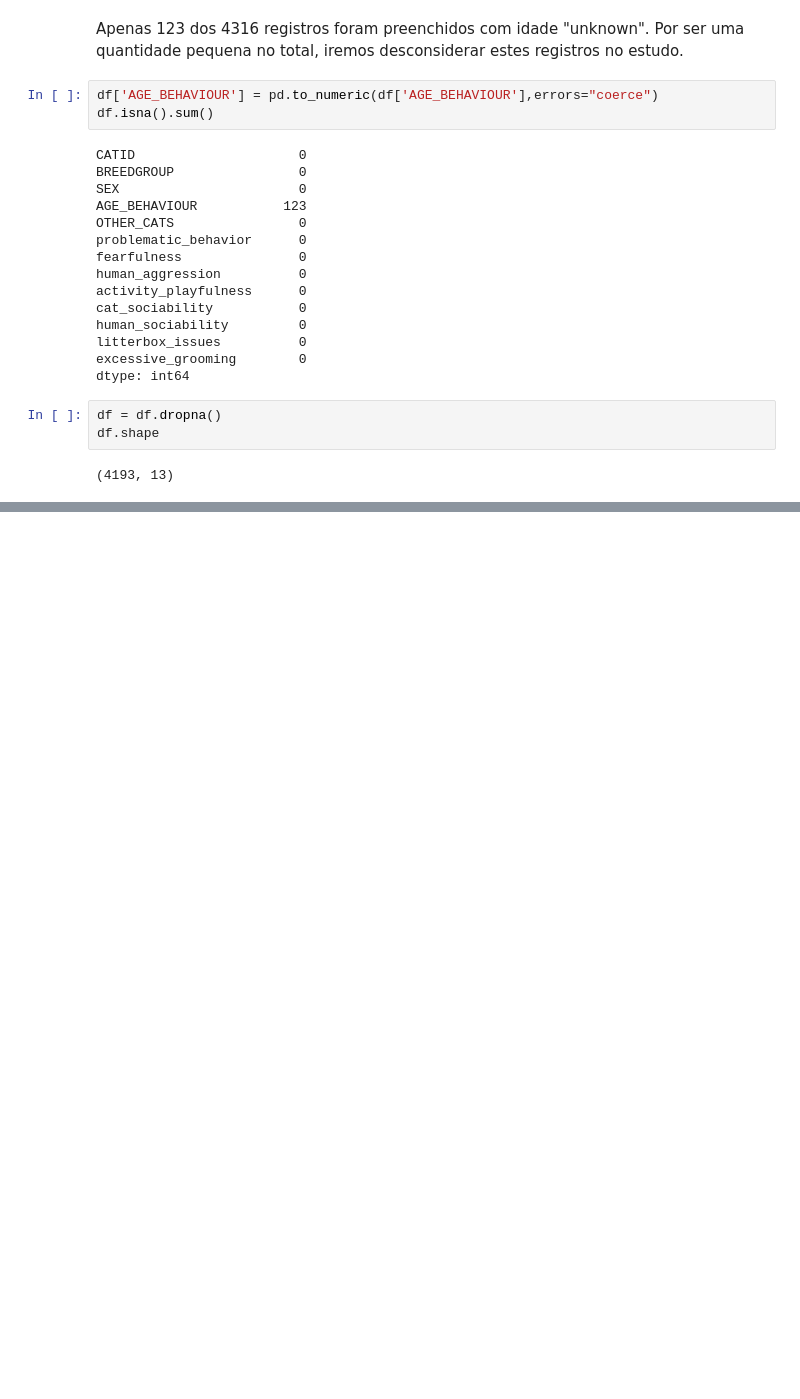
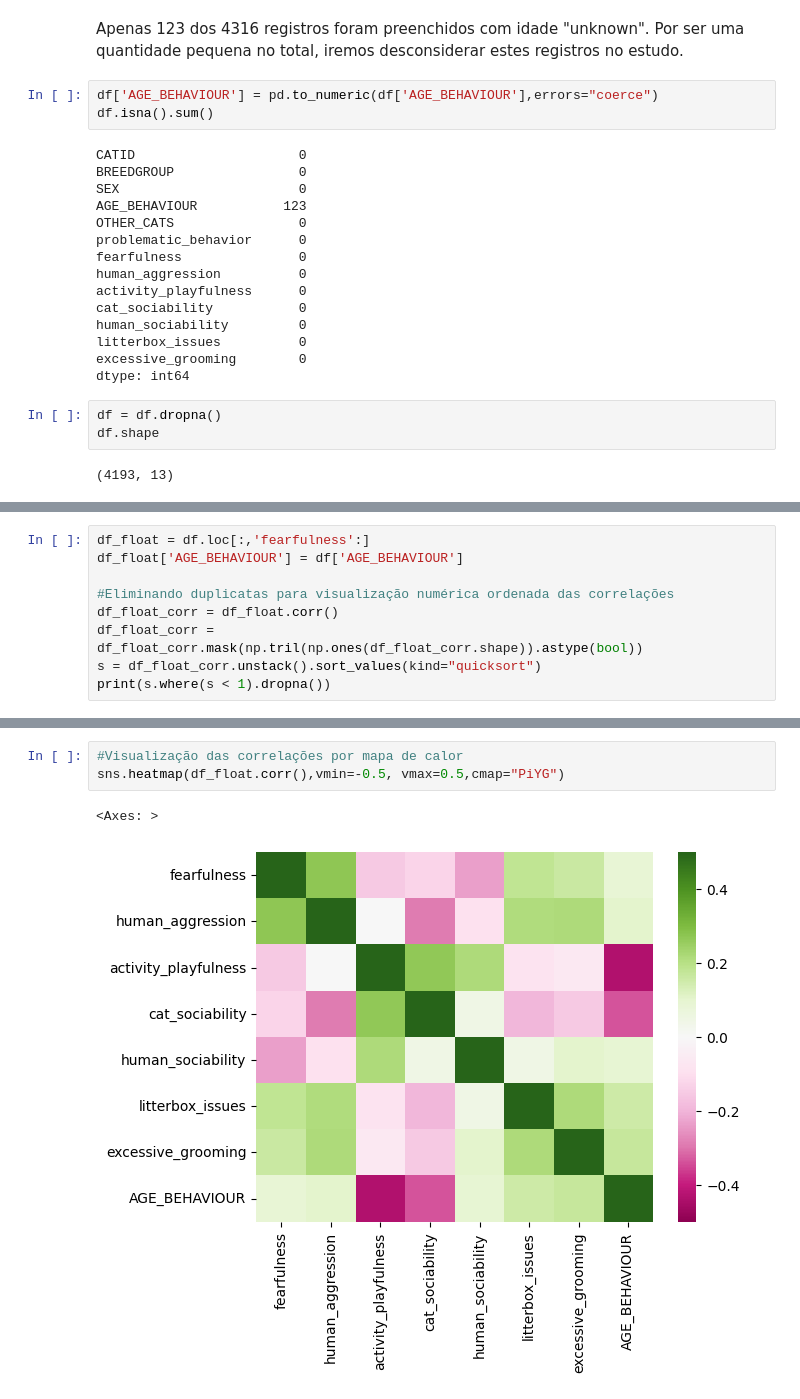
Before and after one commit to cassianovello/mpv_01, a Jupyter notebook: DataScience_MVP_01.ipynb, the cells around one changed output, grey strips where cells are left out. Cells and saved outputs as stored; diff of their text form; blank space fills up the shorter version.

```diff
--- a/DataScience_MVP_01.ipynb
+++ b/DataScience_MVP_01.ipynb
@@ -148,0 +277,9 @@ df.describe(include='all')
+# %%
+df_float = df.loc[:,'fearfulness':]
+df_float['AGE_BEHAVIOUR'] = df['AGE_BEHAVIOUR']
+
+#Eliminando duplicatas para visualização numérica ordenada das correlações
+df_float_corr = df_float.corr()
+df_float_corr = df_float_corr.mask(np.tril(np.ones(df_float_corr.shape)).astype(bool))
+s = df_float_corr.unstack().sort_values(kind="quicksort")
+print(s.where(s < 1).dropna())
@@ -148,0 +304,6 @@ df.describe(include='all')
+# %%
+#Visualização das correlações por mapa de calor
+sns.heatmap(df_float.corr(),vmin=-0.5, vmax=0.5,cmap="PiYG")
+# %% [output]
+<Axes: >
+[figure, added]
```
Also changed, not shown: parts of 21 cells of this notebook.
